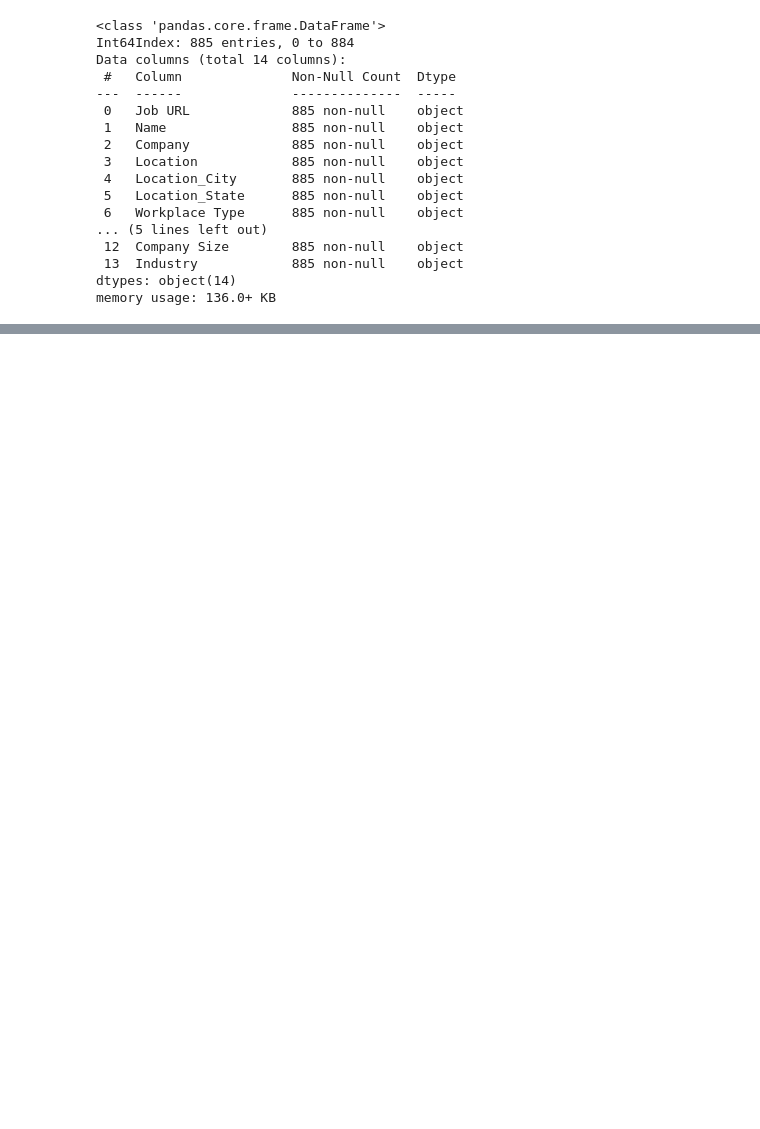
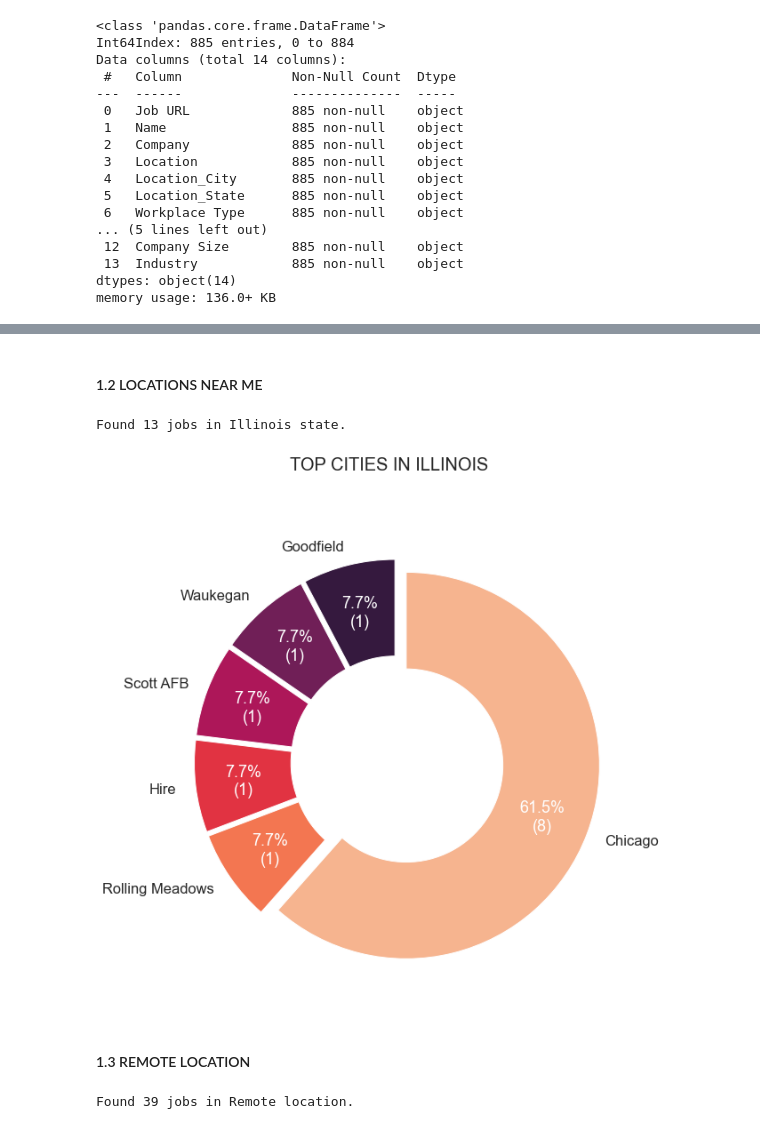
Before and after one commit to minhnnt97/linkedin-analysis, a Jupyter notebook: LinkedinJobAnalysis.ipynb, the cells around one changed output, grey strips where cells are left out. Drawn from its saved outputs; the diff is of its cells as text; code cells hidden in the pictures; blank space fills up the shorter version.

```diff
--- a/LinkedinJobAnalysis.ipynb
+++ b/LinkedinJobAnalysis.ipynb
@@ -17,6 +17,16 @@ from selenium.webdriver.common.by import By
 from selenium.common.exceptions import NoSuchElementException
 
 pd.set_option('display.max_colwidth', None)
+# %%
+import plotly
+import plotly.graph_objects as go
+import plotly.express as px
+
+import seaborn as sns
+import matplotlib.pyplot as plt
+import matplotlib as mpl
+mpl.rcParams['figure.facecolor'] = 'white'
+plt.rcParams.update({'font.size': 14})
 # %%
 PROJECT_DIR = os.getcwd()
 ID_DIR_NAME = 'job_id_dir'
@@ -26,7 +36,7 @@ INFO_DIR_NAME = 'job_info_dir'
 # %% [markdown]
 #### Load most recent DataFrame from csv file
 # %%
-JOB_INFO_PATH = os.path.join(PROJECT_DIR, INFO_DIR_NAME, (os.listdir(os.path.join(PROJECT_DIR, INFO_DIR_NAME)))[-1])
+JOB_INFO_PATH = os.path.join(PROJECT_DIR, INFO_DIR_NAME, sorted(os.listdir(os.path.join(PROJECT_DIR, INFO_DIR_NAME)))[-1])
 
 job_df = pd.read_csv(JOB_INFO_PATH, index_col=0, sep='@')
 job_df.head(5)
@@ -496,6 +506,7 @@ memory usage: 136.0+ KB
 # %%
 # r"data|bi|analyst|analytics|machine learning|ml|ai|intelligence"
-da_df = df[df.Name.str.contains(r"data analyst|analyst|analytics", case=False, regex=True)]
+mask_da = (df.Name.str.contains(r"data analyst|analyst|analytics", case=False, regex=True)) & ~(df.Name.str.contains(r"business analyst|business analytics", case=False, regex=True))
+da_df = df[mask_da]
 display(da_df.head())
 print(f'Found {da_df.shape[0]} jobs relavant to data analyst')
 # %% [output]
@@ -519,0 +522,6 @@ da_df[da_df['Level of Expertise']=='Entry level'].head()
+# %%
+def create_df(data, col, horizontal=True):
+    df = data[col].value_counts().reset_index(name='Number of companies').rename(columns={'index': col})
+    total = df['Number of companies'].sum()
+    df['Percentage'] = np.round(df['Number of companies'] / total * 100,2)
+    return df
@@ -519,0 +615,25 @@ da_df[da_df['Level of Expertise']=='Entry level'].head()
+# %% [markdown]
+#### 1.2 LOCATIONS NEAR ME
+# %%
+loc = 'Illinois'
+df_2 = da_df[da_df["Location_State"]==loc]
+print(f'Found {df_2.shape[0]} jobs in {loc} state.')
+
+plt.figure(figsize=(10,10))
+col = 'Location_City'
+plot_df = create_df(df_2, 'Location_City')
+nrows = -1 # to plot all rows: set to 0 or -1
+title = f'TOP CITIES IN {loc.upper()}'
+plot_pie(plot_df, title=title, nrows=nrows)
+plt.show()
+# %% [output]
+Found 13 jobs in Illinois state.
+[figure, added]
+# %% [markdown]
+#### 1.3 REMOTE LOCATION
+# %%
+loc = 'Remote'
+df_3 = da_df[da_df["Location_State"]==loc]
+print(f'Found {df_3.shape[0]} jobs in {loc} location.')
+# %% [output]
+Found 39 jobs in Remote location.
```
Also changed, not shown: parts of 21 cells of this notebook.
